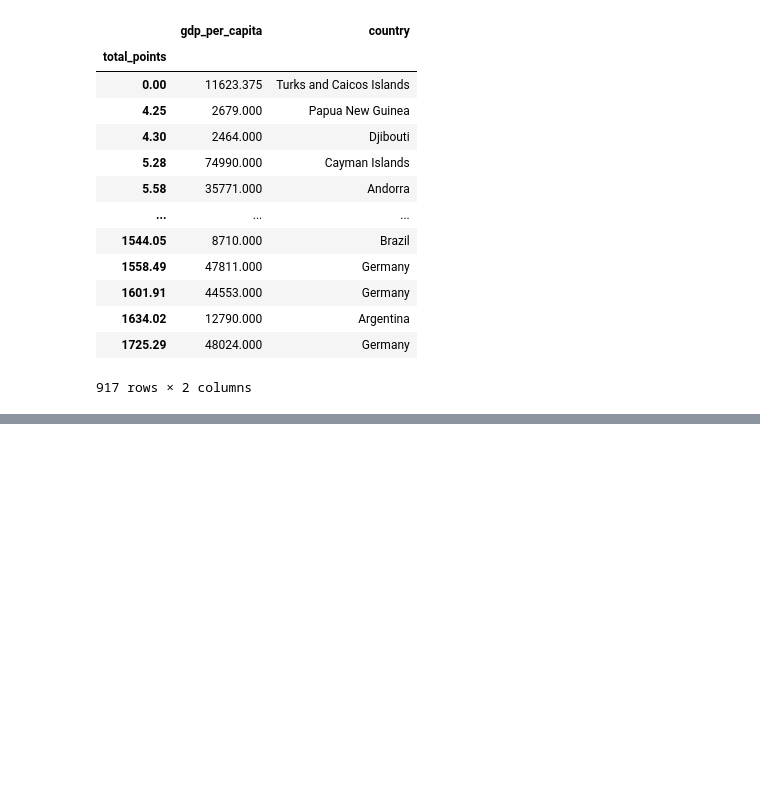
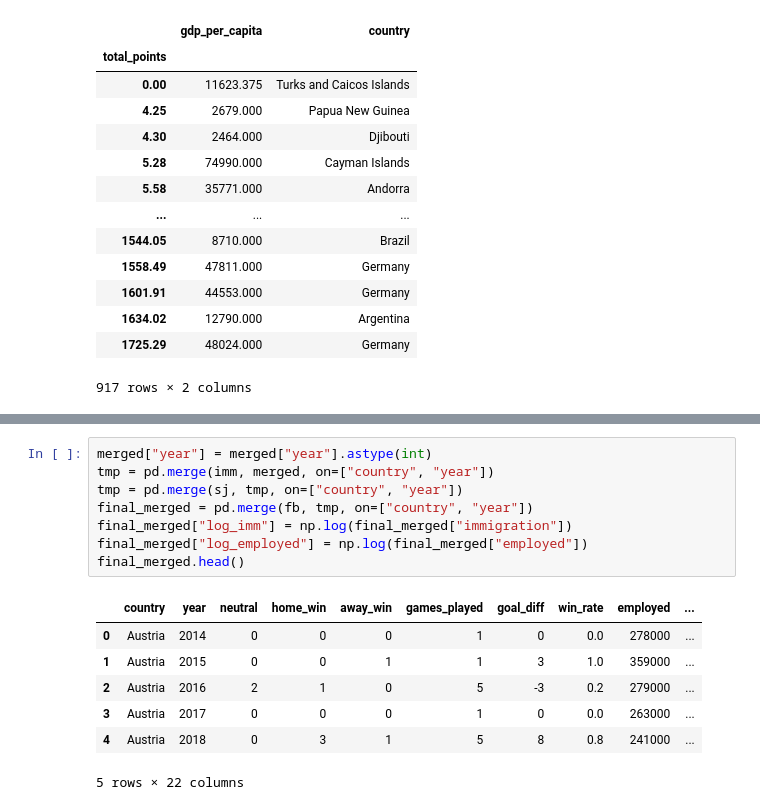
Before and after one commit to silva-nick/cs216-final, a Jupyter notebook: Central.ipynb, the cells around one changed output, grey strips where cells are left out. Saved outputs shown, nothing was run; the diff lists cells and outputs as text; blank space fills up the shorter version.

```diff
--- a/Central.ipynb
+++ b/Central.ipynb
@@ -747,0 +755,16 @@ on_total
+# %%
+merged["year"] = merged["year"].astype(int)
+tmp = pd.merge(imm, merged, on=["country", "year"])
+tmp = pd.merge(sj, tmp, on=["country", "year"])
+final_merged = pd.merge(fb, tmp, on=["country", "year"])
+final_merged["log_imm"] = np.log(final_merged["immigration"])
+final_merged["log_employed"] = np.log(final_merged["employed"])
+final_merged.head()
+# %% [output]
+|  | country | year | neutral | home_win | away_win | games_played | goal_diff | win_rate | employed | ... |
+| 0 | Austria | 2014 | 0 | 0 | 0 | 1 | 0 | 0.0 | 278000 | ... |
+| 1 | Austria | 2015 | 0 | 0 | 1 | 1 | 3 | 1.0 | 359000 | ... |
+| 2 | Austria | 2016 | 2 | 1 | 0 | 5 | -3 | 0.2 | 279000 | ... |
+| 3 | Austria | 2017 | 0 | 0 | 0 | 1 | 0 | 0.0 | 263000 | ... |
+| 4 | Austria | 2018 | 0 | 3 | 1 | 5 | 8 | 0.8 | 241000 | ... |
+5 rows × 22 columns
```
Also changed, not shown: parts of 18 cells of this notebook.
